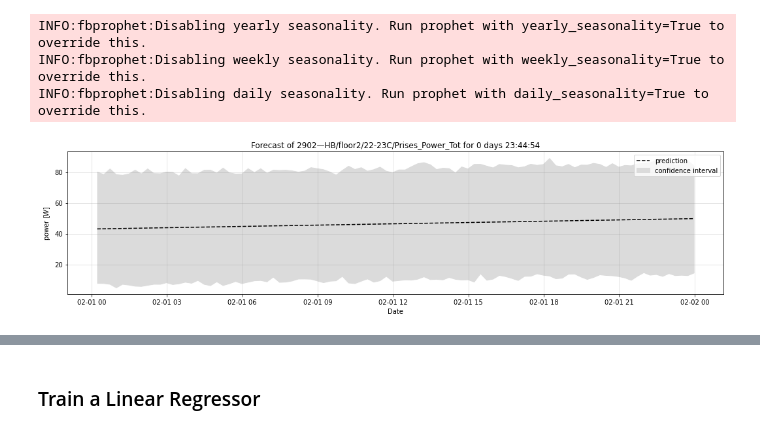
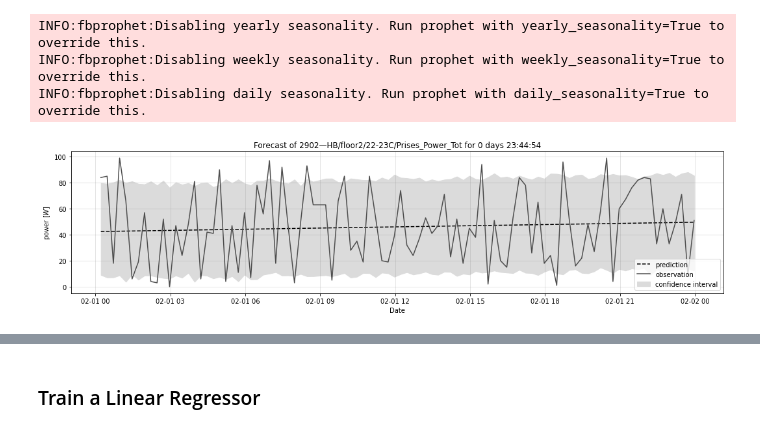
Before and after one commit to timeatlas-dev/timeatlas, a Jupyter notebook: notebooks/scrapbook.ipynb, the cells around one changed output, grey strips where cells are left out. Saved outputs shown, nothing was run; the diff lists cells and outputs as text; code cells hidden in the pictures.

```diff
--- a/notebooks/scrapbook.ipynb
+++ b/notebooks/scrapbook.ipynb
@@ -96,6 +96,7 @@ INFO:fbprophet:Disabling yearly seasonality. Run prophet with yearly_seasonality
 INFO:fbprophet:Disabling weekly seasonality. Run prophet with weekly_seasonality=True to override this.
 INFO:fbprophet:Disabling daily seasonality. Run prophet with daily_seasonality=True to override this.
 # %%
-pts1 = m1.predict(ts).plot()
+pts1 = m1.predict(ts)
+plots.prediction(pts1, ts);
 # %% [output]
-[figure, old version]
+[figure, new version]
```
Also changed, not shown: parts of 18 cells of this notebook.
